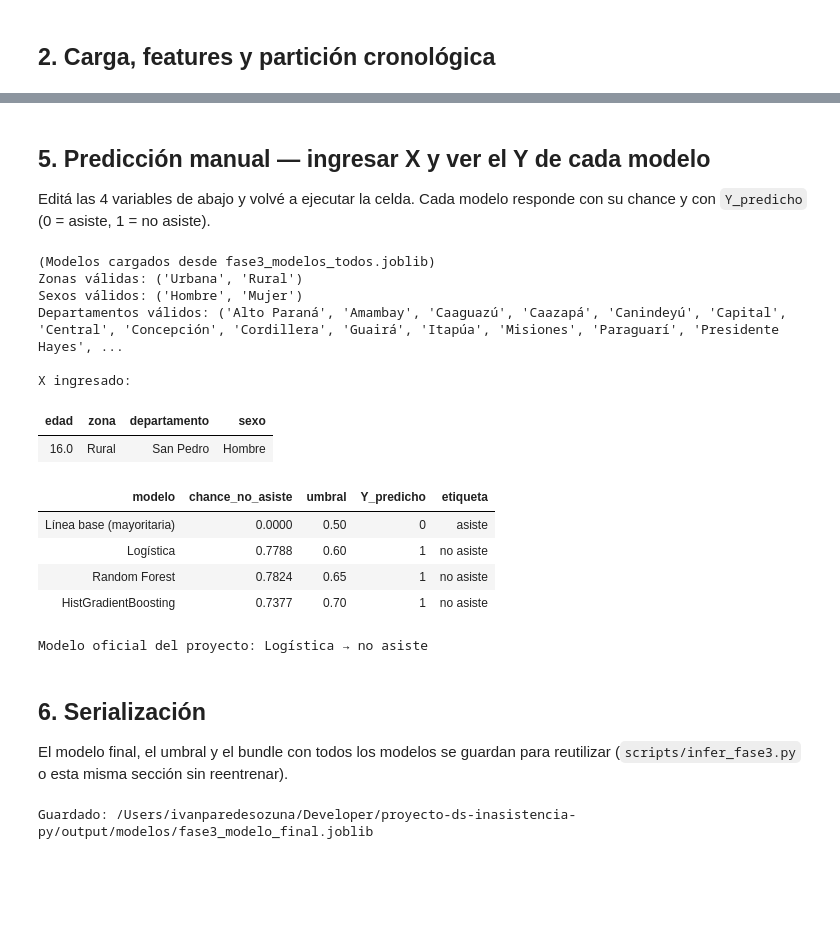
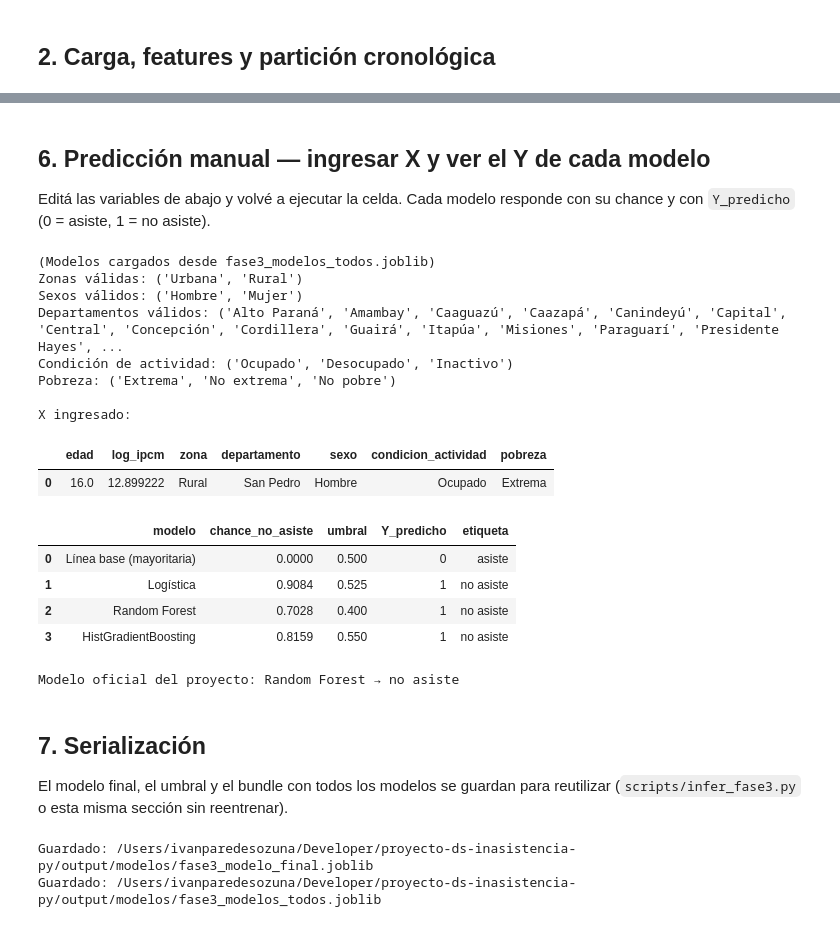
Before and after one commit to vi3lman/proyecto-ds-inasistencia-py, a Jupyter notebook: notebooks/Fase3_DataScience_EPHC.ipynb, the cells around one changed output, grey strips where cells are left out. Drawn from its saved outputs; the diff is of its cells as text; code cells hidden in the pictures; blank space fills up the shorter version.

Commit message:
Utilizacion de variables socio-economicas

```diff
--- a/notebooks/Fase3_DataScience_EPHC.ipynb
+++ b/notebooks/Fase3_DataScience_EPHC.ipynb
@@ -220,64 +364,81 @@ split           test
 # %% [markdown]
-## 5. Predicción manual — ingresar X y ver el Y de cada modelo
+## 6. Predicción manual — ingresar X y ver el Y de cada modelo
 
-Editá las 4 variables de abajo y volvé a ejecutar la celda. Cada modelo responde con su chance
+Editá las variables de abajo y volvé a ejecutar la celda. Cada modelo responde con su chance
 y con `Y_predicho` (0 = asiste, 1 = no asiste).
 # %%
-# >>> EDITÁ SOLO ESTOS 4 VALORES <<<
+# >>> EDITÁ ESTOS VALORES <<<
 edad = 16
 zona = 'Rural'                 # 'Urbana' o 'Rural'
 departamento = 'San Pedro'     # ver lista impresa abajo
 sexo = 'Hombre'                # 'Hombre' o 'Mujer'
+condicion_actividad = 'Ocupado'  # 'Ocupado' | 'Desocupado' | 'Inactivo'
+pobreza = 'Extrema'              # 'Extrema' | 'No extrema' | 'No pobre'
+ipcm = 400_000                   # ingreso per cápita del hogar (Gs)
 
 # Esta celda funciona sola (no hace falta correr todo el notebook antes)
 import sys
 from pathlib import Path
+from importlib import reload
 import joblib
 
 _raiz = Path.cwd().parent if Path.cwd().name == 'notebooks' else Path.cwd()
 sys.path.insert(0, str(_raiz))
-from src.fase3_helpers import (
-    make_feature_frame, predict_with_models,
-    ZONAS_VALIDAS, SEXOS_VALIDOS, DEPARTAMENTOS_VALIDOS,
-)
+
+import src.fase3_helpers as _f3
+_f3 = reload(_f3)  # evita usar una versión vieja en memoria del kernel
+make_feature_frame = _f3.make_feature_frame
+predict_with_models = _f3.predict_with_models
+ZONAS_VALIDAS = _f3.ZONAS_VALIDAS
+SEXOS_VALIDOS = _f3.SEXOS_VALIDOS
+DEPARTAMENTOS_VALIDOS = _f3.DEPARTAMENTOS_VALIDOS
+CONDICIONES_ACTIVIDAD = _f3.CONDICIONES_ACTIVIDAD
+POBREZAS_VALIDAS = _f3.POBREZAS_VALIDAS
 
 _dir_mod = _raiz / 'output' / 'modelos'
-if 'fitted' not in globals() or 'thresholds' not in globals():
-    _bundle = joblib.load(_dir_mod / 'fase3_modelos_todos.joblib')
-    fitted = _bundle['fitted']
-    thresholds = _bundle['thresholds']
-    BEST_NAME = _bundle.get('best_model', 'Logística')
-    print('(Modelos cargados desde fase3_modelos_todos.joblib)')
+_bundle = joblib.load(_dir_mod / 'fase3_modelos_todos.joblib')
+fitted = _bundle['fitted']
+thresholds = _bundle['thresholds']
+BEST_NAME = _bundle.get('best_model', 'Logística')
+print('(Modelos cargados desde fase3_modelos_todos.joblib)')
 
 print('Zonas válidas:', ZONAS_VALIDAS)
 print('Sexos válidos:', SEXOS_VALIDOS)
 print('Departamentos válidos:', DEPARTAMENTOS_VALIDOS)
+print('Condición de actividad:', CONDICIONES_ACTIVIDAD)
+print('Pobreza:', POBREZAS_VALIDAS)
 
-X_manual = make_feature_frame(edad, zona, departamento, sexo)
+X_manual = make_feature_frame(
+    edad, zona, departamento, sexo,
+    condicion_actividad=condicion_actividad, pobreza=pobreza, ipcm=ipcm,
+)
 print('\nX ingresado:')
 display(X_manual)
 
 tabla_manual = predict_with_models(X_manual, fitted, thresholds)
-display(tabla_manual[['modelo', 'chance_no_asiste', 'umbral', 'Y_predicho', 'etiqueta']])
+cols = ['modelo', 'chance_no_asiste', 'umbral', 'Y_predicho', 'etiqueta']
+display(tabla_manual[cols])
 print('Modelo oficial del proyecto:', BEST_NAME,
       '→', tabla_manual.loc[tabla_manual.modelo == BEST_NAME, 'etiqueta'].iloc[0])
 # %% [output]
 (Modelos cargados desde fase3_modelos_todos.joblib)
 Zonas válidas: ('Urbana', 'Rural')
 Sexos válidos: ('Hombre', 'Mujer')
 Departamentos válidos: ('Alto Paraná', 'Amambay', 'Caaguazú', 'Caazapá', 'Canindeyú', 'Capital', 'Central', 'Concepción', 'Cordillera', 'Guairá', 'Itapúa', 'Misiones', 'Paraguarí', 'Presidente Hayes', ...
+Condición de actividad: ('Ocupado', 'Desocupado', 'Inactivo')
+Pobreza: ('Extrema', 'No extrema', 'No pobre')
 
 X ingresado:
-| edad | zona | departamento | sexo |
-| 16.0 | Rural | San Pedro | Hombre |
+|  | edad | log_ipcm | zona | departamento | sexo | condicion_actividad | pobreza |
+| 0 | 16.0 | 12.899222 | Rural | San Pedro | Hombre | Ocupado | Extrema |
-| modelo | chance_no_asiste | umbral | Y_predicho | etiqueta |
-| Línea base (mayoritaria) | 0.0000 | 0.50 | 0 | asiste |
-| Logística | 0.7788 | 0.60 | 1 | no asiste |
-| Random Forest | 0.7824 | 0.65 | 1 | no asiste |
-| HistGradientBoosting | 0.7377 | 0.70 | 1 | no asiste |
+|  | modelo | chance_no_asiste | umbral | Y_predicho | etiqueta |
+| 0 | Línea base (mayoritaria) | 0.0000 | 0.500 | 0 | asiste |
+| 1 | Logística | 0.9084 | 0.525 | 1 | no asiste |
+| 2 | Random Forest | 0.7028 | 0.400 | 1 | no asiste |
+| 3 | HistGradientBoosting | 0.8159 | 0.550 | 1 | no asiste |
-Modelo oficial del proyecto: Logística → no asiste
+Modelo oficial del proyecto: Random Forest → no asiste
 # %% [markdown]
-## 6. Serialización
+## 7. Serialización
 
 El modelo final, el umbral y el bundle con todos los modelos se guardan para reutilizar
 (`scripts/infer_fase3.py` o esta misma sección sin reentrenar).
@@ -286,14 +447,17 @@ bundle = {'pipeline': model, 'threshold': umbral, 'model_name': BEST_NAME,
           'features': FEATURE_COLS, 'target': TARGET}
 joblib.dump(bundle, DIR_MOD/'fase3_modelo_final.joblib')
 joblib.dump({'fitted': fitted, 'thresholds': thresholds, 'features': FEATURE_COLS,
-             'target': TARGET, 'best_model': BEST_NAME},
+             'target': TARGET, 'best_model': BEST_NAME, 'cv_f1': CV_F1},
             DIR_MOD/'fase3_modelos_todos.joblib')
 meta = {'best_model': BEST_NAME, 'umbral': umbral, 'features': FEATURE_COLS, 'target': TARGET,
-        'test_year': TEST_YEAR, 'seed': SEMILLA, 'best_params': BEST}
-(DIR_MOD/'fase3_modelo_meta.json').write_text(json.dumps(meta, indent=2, ensure_ascii=False), encoding='utf-8')
+        'test_year': TEST_YEAR, 'seed': SEMILLA, 'best_params': BEST, 'cv_f1': CV_F1}
+(DIR_MOD/'fase3_modelo_meta.json').write_text(
+    json.dumps(meta, indent=2, ensure_ascii=False, default=str), encoding='utf-8'
+)
 resumen.to_csv(DIR_TAB/'fase3_metricas.csv', index=False, encoding='utf-8-sig')
 print('Guardado:', DIR_MOD/'fase3_modelo_final.joblib')
 print('Guardado:', DIR_MOD/'fase3_modelos_todos.joblib')
 # %% [output]
 Guardado: /Users/ivanparedesozuna/Developer/proyecto-ds-inasistencia-py/output/modelos/fase3_modelo_final.joblib
+Guardado: /Users/ivanparedesozuna/Developer/proyecto-ds-inasistencia-py/output/modelos/fase3_modelos_todos.joblib
 # %% [markdown]
```
Also changed, not shown: parts of 11 cells of this notebook, 4 other files.
